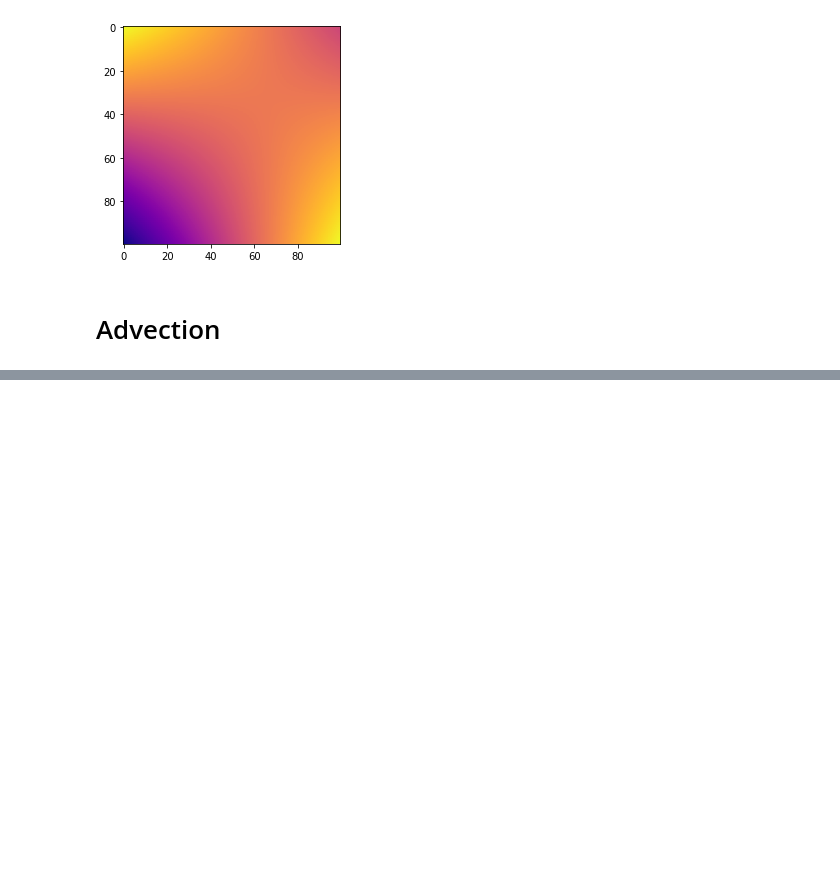
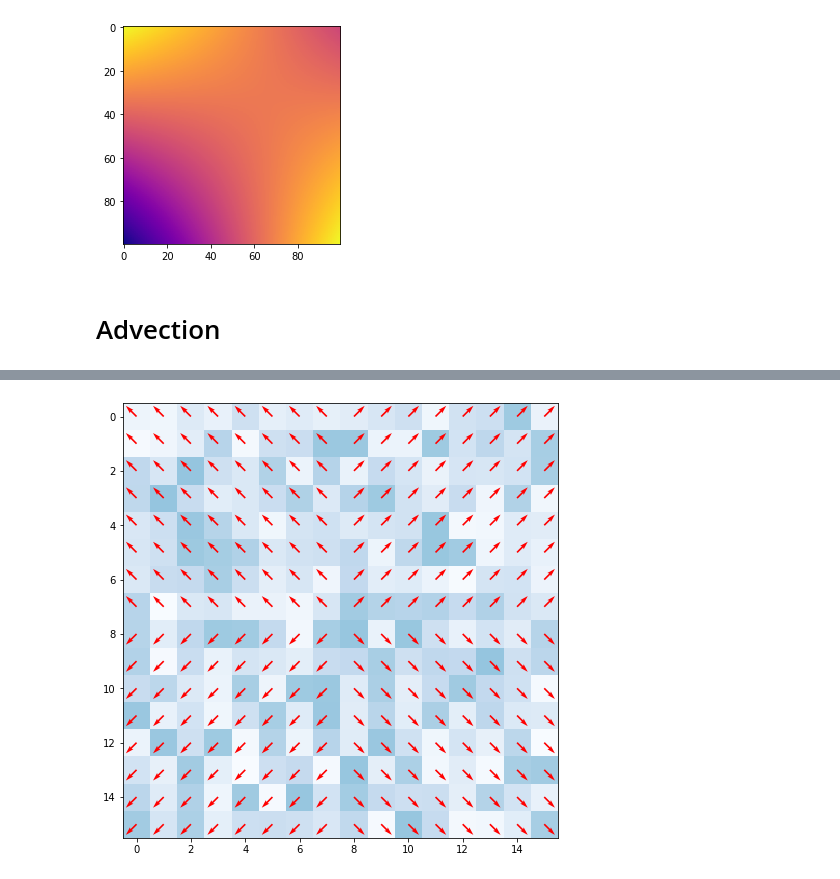
Before and after one commit to Victorlouisdg/simulators, a Jupyter notebook: fluid_2d.ipynb, the cells around one changed output, grey strips where cells are left out. Saved outputs shown, nothing was run; the diff lists cells and outputs as text; code cells hidden in the pictures; blank space fills up the shorter version.

```diff
--- a/fluid_2d.ipynb
+++ b/fluid_2d.ipynb
@@ -283,0 +286,19 @@ animate_image_list(advection_history)
+# %%
+n=16
+velocity_grid = np.zeros((n, n, 2))
+density_grid = np.random.random((n, n))
+
+for i, x in enumerate(np.linspace(-1, 1, n)):
+    for j, y in enumerate(np.linspace(-1, 1, n)):
+        velocity_grid[i, j, 0] = np.sign(x)
+        velocity_grid[i, j, 1] = np.sign(y)
+
+
+# velocity_grid[0, :, 0] = 0
+# velocity_grid[-1, :, 0] = 0
+# velocity_grid[:, 0, 1] = 0
+# velocity_grid[:, -1, 1] = 0
+
+plot_image_and_vectors(density_grid, velocity_grid)
+# %% [output]
+[figure, added]
```
Also changed, not shown: parts of 12 cells of this notebook.
